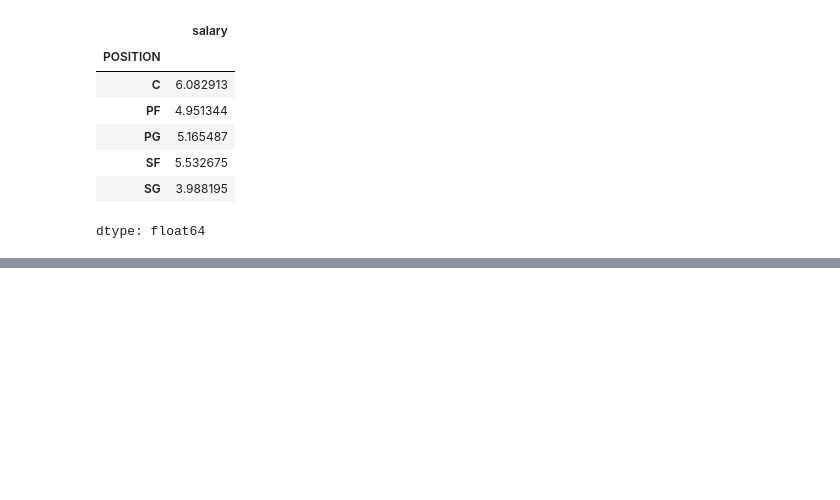
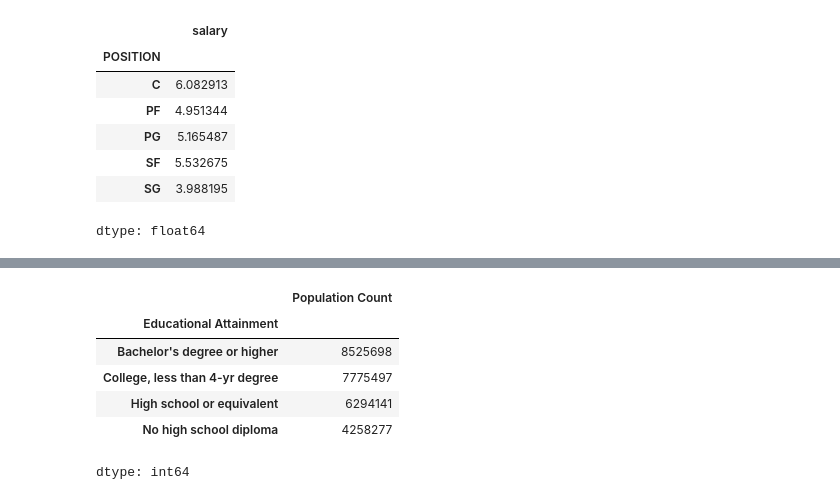
Before and after one commit to sanjanav2102/ML-23CSE301, a Jupyter notebook: Datasets&Pandas .ipynb, the cells around one changed output, grey strips where cells are left out. Saved outputs shown, nothing was run; the diff lists cells and outputs as text; code cells hidden in the pictures; blank space fills up the shorter version.

```diff
--- a/Datasets&Pandas.ipynb
+++ b/Datasets&Pandas .ipynb
@@ -419,0 +473,12 @@ dtype: float64
+# %%
+# 1.Group the table by Educational Attainment and sum the Population Count in each category.
+ans = df4.groupby('Educational Attainment')['Population Count'].sum()
+ans
+# %% [output]
+|  | Population Count |
+| Educational Attainment |  |
+| Bachelor's degree or higher | 8525698 |
+| College, less than 4-yr degree | 7775497 |
+| High school or equivalent | 6294141 |
+| No high school diploma | 4258277 |
+dtype: int64
```
Also changed, not shown: parts of 7 cells of this notebook.
